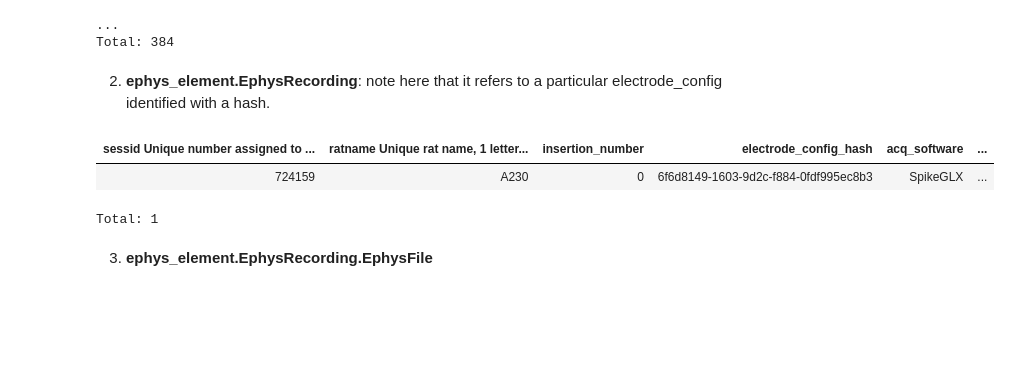
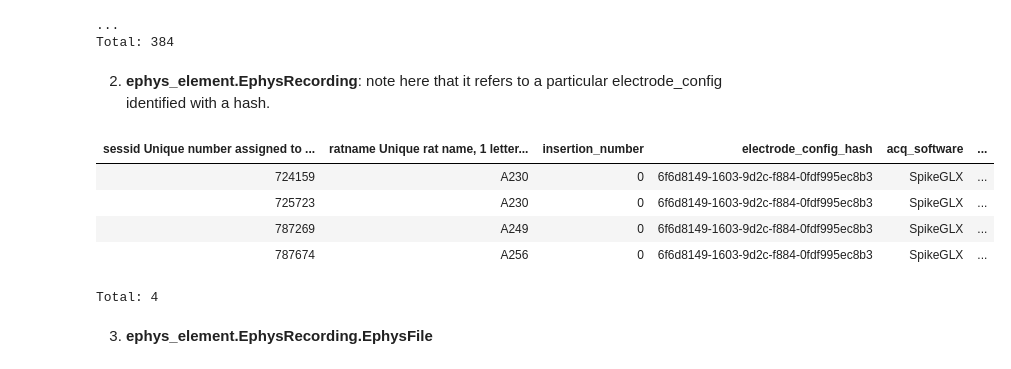
Before and after one commit to kabilar/bl_pipeline_python, a Jupyter notebook: notebooks/ephys_element/01-Ephys_element_workflow.ipynb, the cells around one changed output. Drawn from its saved outputs; the diff is of its cells as text; code cells hidden in the pictures; blank space fills up the shorter version.

Commit message:
Modified notebooks for ephys pipeline with chronic-probe-insertion

```diff
--- a/notebooks/ephys_element/01-Ephys_element_workflow.ipynb
+++ b/notebooks/ephys_element/01-Ephys_element_workflow.ipynb
@@ -134,11 +128,14 @@ Total: 384
 # %% [markdown]
 2. **ephys_element.EphysRecording**: note here that it refers to a particular electrode_config identified with a hash.
 # %%
-ephys_element.EphysRecording() & session_key
+ephys_element.EphysRecording()
 # %% [output]
 | sessid Unique number assigned to ... | ratname Unique rat name, 1 letter... | insertion_number | electrode_config_hash | acq_software | ... |
 | 724159 | A230 | 0 | 6f6d8149-1603-9d2c-f884-0fdf995ec8b3 | SpikeGLX | ... |
+| 725723 | A230 | 0 | 6f6d8149-1603-9d2c-f884-0fdf995ec8b3 | SpikeGLX | ... |
+| 787269 | A249 | 0 | 6f6d8149-1603-9d2c-f884-0fdf995ec8b3 | SpikeGLX | ... |
+| 787674 | A256 | 0 | 6f6d8149-1603-9d2c-f884-0fdf995ec8b3 | SpikeGLX | ... |
-Total: 1
+Total: 4
 # %% [markdown]
 3. **ephys_element.EphysRecording.EphysFile**
 # %%
```
Also changed, not shown: parts of 32 cells of this notebook, 3 other files.
